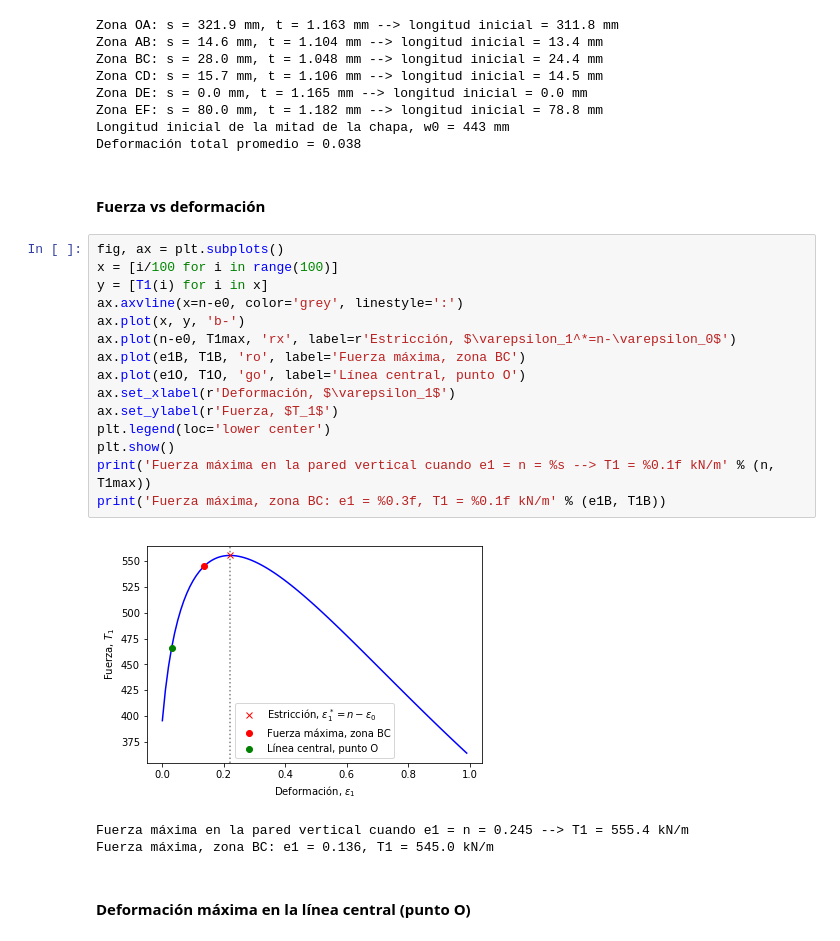
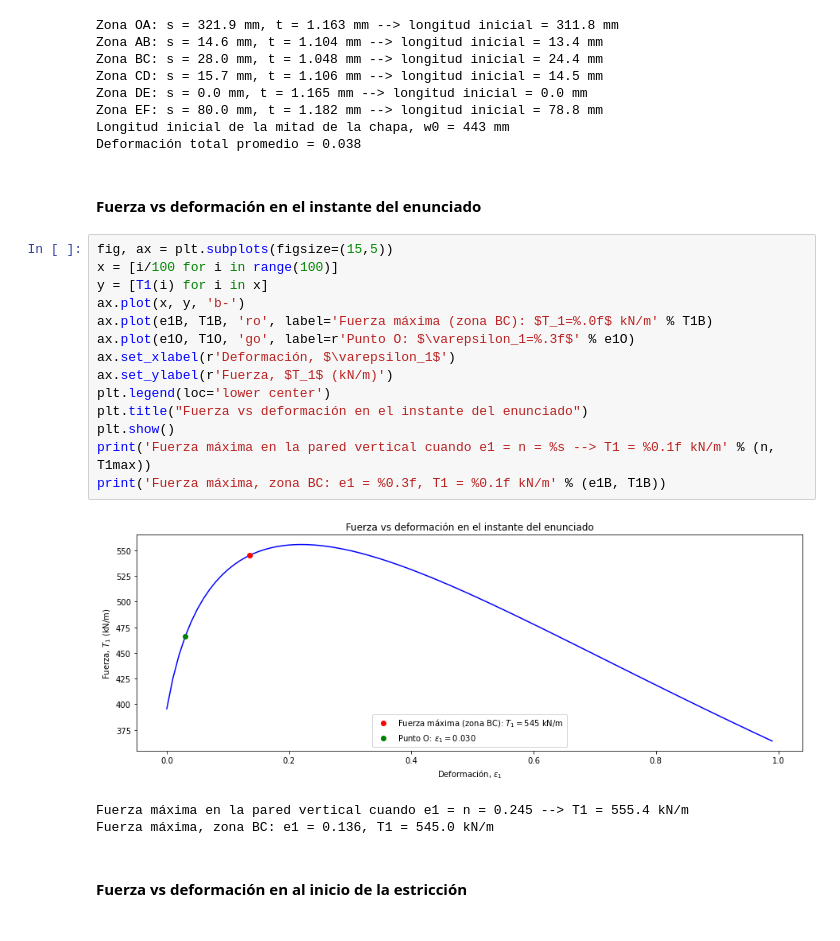
Before and after one commit to dmpalma/sheet-metal-forming-notebooks, a Jupyter notebook: 04_stamping/stamping_2018.ipynb, the cells around one changed output. Cells and saved outputs as stored; diff of their text form.

```diff
--- a/04_stamping/stamping_2018.ipynb
+++ b/04_stamping/stamping_2018.ipynb
@@ -546,26 +558,25 @@ Zona EF: s = 80.0 mm, t = 1.182 mm --> longitud inicial = 78.8 mm
 Longitud inicial de la mitad de la chapa, w0 = 443 mm
 Deformación total promedio = 0.038
 # %% [markdown]
-#### Fuerza vs deformación
+#### Fuerza vs deformación en el instante del enunciado
 # %%
-fig, ax = plt.subplots()
+fig, ax = plt.subplots(figsize=(15,5))
 x = [i/100 for i in range(100)]
 y = [T1(i) for i in x]
-ax.axvline(x=n-e0, color='grey', linestyle=':')
 ax.plot(x, y, 'b-')
-ax.plot(n-e0, T1max, 'rx', label=r'Estricción, $\varepsilon_1^*=n-\varepsilon_0$')
-ax.plot(e1B, T1B, 'ro', label='Fuerza máxima, zona BC')
-ax.plot(e1O, T1O, 'go', label='Línea central, punto O')
+ax.plot(e1B, T1B, 'ro', label='Fuerza máxima (zona BC): $T_1=%.0f$ kN/m' % T1B)
+ax.plot(e1O, T1O, 'go', label=r'Punto O: $\varepsilon_1=%.3f$' % e1O)
 ax.set_xlabel(r'Deformación, $\varepsilon_1$')
-ax.set_ylabel(r'Fuerza, $T_1$')
+ax.set_ylabel(r'Fuerza, $T_1$ (kN/m)')
 plt.legend(loc='lower center')
+plt.title("Fuerza vs deformación en el instante del enunciado")
 plt.show()
 print('Fuerza máxima en la pared vertical cuando e1 = n = %s --> T1 = %0.1f kN/m' % (n, T1max))
 print('Fuerza máxima, zona BC: e1 = %0.3f, T1 = %0.1f kN/m' % (e1B, T1B))
 # %% [output]
-[figure, old version]
+[figure, new version]
 Fuerza máxima en la pared vertical cuando e1 = n = 0.245 --> T1 = 555.4 kN/m
 Fuerza máxima, zona BC: e1 = 0.136, T1 = 545.0 kN/m
-# %% [markdown]
-#### Deformación máxima en la línea central (punto O)
+# %% [markdown]
+#### Fuerza vs deformación en al inicio de la estricción
 # %%
```
Also changed, not shown: parts of 14 cells of this notebook, 3 other files.
